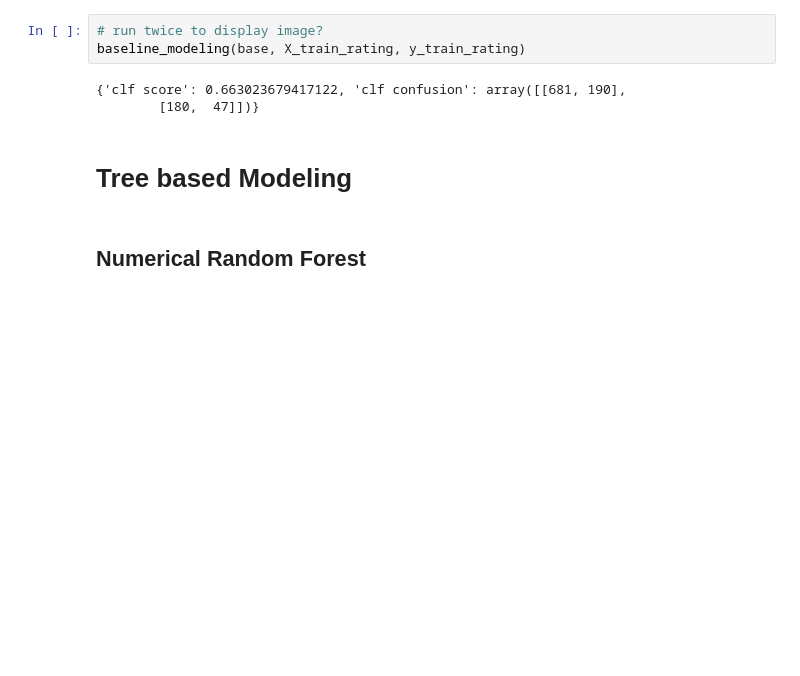
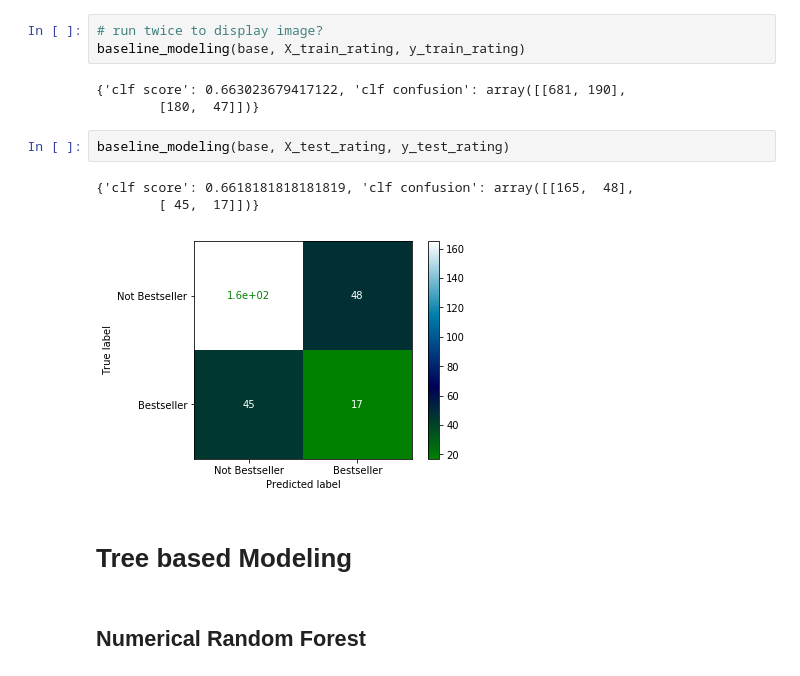
Before and after one commit to robillersomeone/NYT_bestsellers, a Jupyter notebook: initial_modeling.ipynb, the cells around one changed output. Cells and saved outputs as stored; diff of their text form; blank space fills up the shorter version.

```diff
--- a/initial_modeling.ipynb
+++ b/initial_modeling.ipynb
@@ -52,6 +52,12 @@ baseline_modeling(base, X_train_rating, y_train_rating)
 # %% [output]
 {'clf score': 0.663023679417122, 'clf confusion': array([[681, 190],
         [180,  47]])}
+# %%
+baseline_modeling(base, X_test_rating, y_test_rating)
+# %% [output]
+{'clf score': 0.6618181818181819, 'clf confusion': array([[165,  48],
+        [ 45,  17]])}
+[figure, added]
 # %% [markdown]
 # Tree based Modeling
 # %% [markdown]
```
Also changed, not shown: 5 other files.
